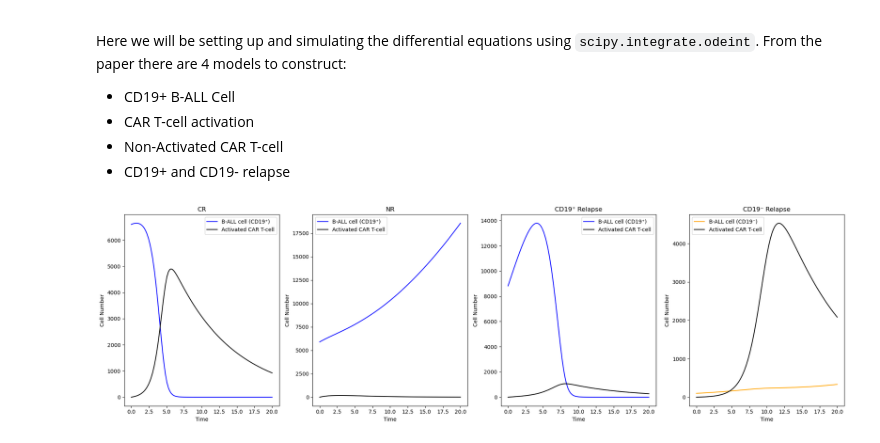
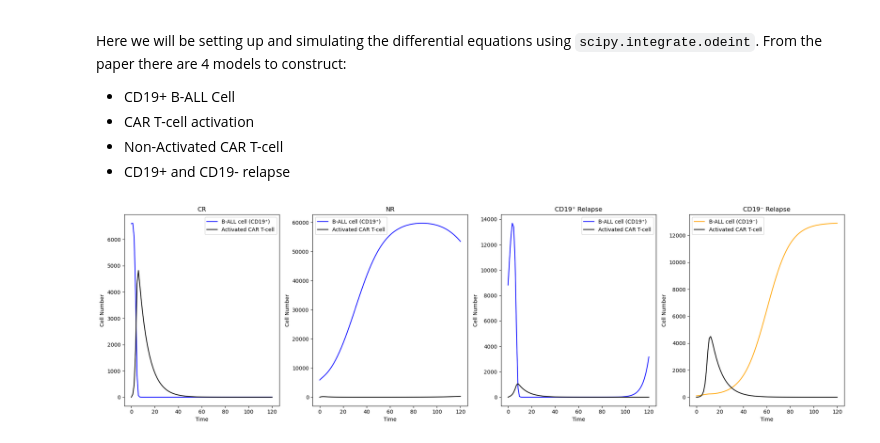
Before and after one commit to Rohan-Pandey1729/CAR-T-Cell, a Jupyter notebook: cart_modeling.ipynb, the cells around one changed output. Drawn from its saved outputs; the diff is of its cells as text; code cells hidden in the pictures.

```diff
--- a/cart_modeling.ipynb
+++ b/cart_modeling.ipynb
@@ -201,7 +201,7 @@ y0_cd19_neg_relapse = [
 ]
 # %%
 # Simulation and plotting
-t = np.linspace(0, 20, 100)
+t = np.linspace(0, 120, 100)
 
 results_cr = simulate_car_t_cell_model(y0_cr, params_cr, t)
 results_nr = simulate_car_t_cell_model(y0_nr, params_nr, t)
@@ -231,31 +231,31 @@ axs[0].set_xlabel('Time')
 axs[0].set_ylabel('Cell Number')
 axs[0].legend()
 
 # Plot for NR (Non-Response)
 axs[1].plot(t, results_nr[:, 0], label='B-ALL cell (CD19⁺)', color='blue')
 axs[1].plot(t, results_nr[:, 1], label='Activated CAR T-cell', color='black')
 axs[1].set_title('NR')
 axs[1].set_xlabel('Time')
 axs[1].set_ylabel('Cell Number')
 axs[1].legend()
 
 # Plot for CD19⁺ Relapse
 axs[2].plot(t, results_cd19_pos_relapse[:, 0], label='B-ALL cell (CD19⁺)', color='blue')
 axs[2].plot(t, results_cd19_pos_relapse[:, 1], label='Activated CAR T-cell', color='black')
 axs[2].set_title('CD19⁺ Relapse')
 axs[2].set_xlabel('Time')
 axs[2].set_ylabel('Cell Number')
 axs[2].legend()
 
 # Plot for CD19⁻ Relapse
 axs[3].plot(t, results_cd19_neg_relapse[:, 3], label='B-ALL cell (CD19⁻)', color='orange')
 axs[3].plot(t, results_cd19_neg_relapse[:, 1], label='Activated CAR T-cell', color='black')
 axs[3].set_title('CD19⁻ Relapse')
 axs[3].set_xlabel('Time')
 axs[3].set_ylabel('Cell Number')
 axs[3].legend()
 
 plt.tight_layout()
 plt.show()
 # %% [output]
-[figure, old version]
+[figure, new version]
```
